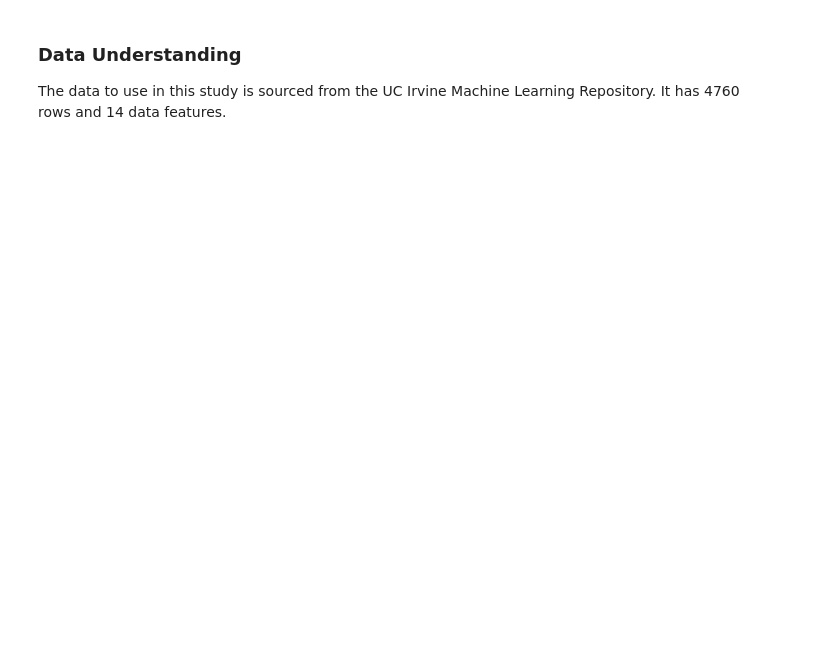
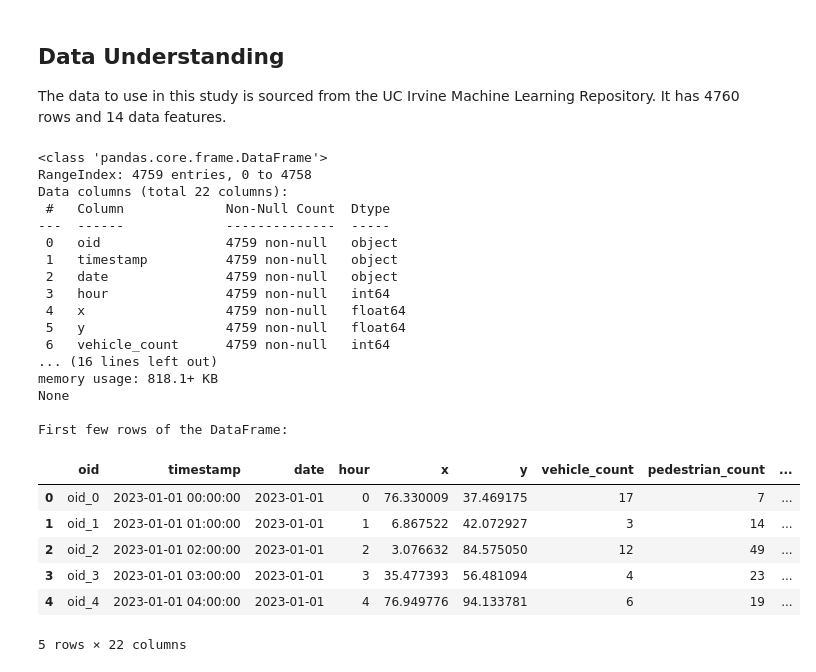
Before and after one commit to Kamaukaguru/Traffic-analysis-project, a Jupyter notebook: Index.ipynb, the cells around one changed output. Drawn from its saved outputs; the diff is of its cells as text; code cells hidden in the pictures; blank space fills up the shorter version.

```diff
--- a/Index.ipynb
+++ b/Index.ipynb
@@ -33,5 +33,5 @@ Our primary objective is to create an accurate time series model(s) that can mod
 2.  To develop predictive models for forecasting future traffic congestion and pedestrian crossing patterns.
 3.  To provide recommendations for urban planners and traffic management authorities to improve traffic flow and pedestrian safety.
 # %% [markdown]
-### Data Understanding
+## Data Understanding
 The data to use in this study is sourced from the UC Irvine Machine Learning Repository.  It has 4760 rows and 14 data features.
@@ -37,0 +42,54 @@ The data to use in this study is sourced from the UC Irvine Machine Learning Rep
+# %%
+#create a function that loads data and gets the info about the data.
+def load_and_get_info(file_path, encoding='utf-8'):
+    try :
+        # Load data
+        df = pd.read_csv(file_path, encoding=encoding)
+
+        # Display the first few rows of the DataFrame
+        df_head = df.head()
+
+        # Get information about the DataFrame
+        df_info = df.info()
+
+        return df,df_info, df_head
+    except UnicodeDecodeError:
+        print(f"Failed to decode {file_path} with encoding {encoding}. Trying with 'latin1' encoding.")
+        return load_and_get_info(file_path, encoding='latin1')
+
+# A function that checks the data types of DataFrame columns and return the count of columns for each data type category.
+def check_data_types(df):
+
+    data_type_counts = df.dtypes.replace({'object': 'string'}).value_counts().to_dict()
+    return data_type_counts
+# %%
+file_path = '/content/traffic_data1 (1).csv'
+df1,data_info, data_head = load_and_get_info(file_path)
+print(data_info)
+print("\nFirst few rows of the DataFrame:")
+data_head #data_head
+# %% [output]
+<class 'pandas.core.frame.DataFrame'>
+RangeIndex: 4759 entries, 0 to 4758
+Data columns (total 22 columns):
+ #   Column             Non-Null Count  Dtype
+---  ------             --------------  -----
+ 0   oid                4759 non-null   object
+ 1   timestamp          4759 non-null   object
+ 2   date               4759 non-null   object
+ 3   hour               4759 non-null   int64
+ 4   x                  4759 non-null   float64
+ 5   y                  4759 non-null   float64
+ 6   vehicle_count      4759 non-null   int64
+... (16 lines left out)
+memory usage: 818.1+ KB
+None
+
+First few rows of the DataFrame:
+|  | oid | timestamp | date | hour | x | y | vehicle_count | pedestrian_count | ... |
+| 0 | oid_0 | 2023-01-01 00:00:00 | 2023-01-01 | 0 | 76.330009 | 37.469175 | 17 | 7 | ... |
+| 1 | oid_1 | 2023-01-01 01:00:00 | 2023-01-01 | 1 | 6.867522 | 42.072927 | 3 | 14 | ... |
+| 2 | oid_2 | 2023-01-01 02:00:00 | 2023-01-01 | 2 | 3.076632 | 84.575050 | 12 | 49 | ... |
+| 3 | oid_3 | 2023-01-01 03:00:00 | 2023-01-01 | 3 | 35.477393 | 56.481094 | 4 | 23 | ... |
+| 4 | oid_4 | 2023-01-01 04:00:00 | 2023-01-01 | 4 | 76.949776 | 94.133781 | 6 | 19 | ... |
+5 rows × 22 columns
```
Also changed, not shown: parts of 10 cells of this notebook.
